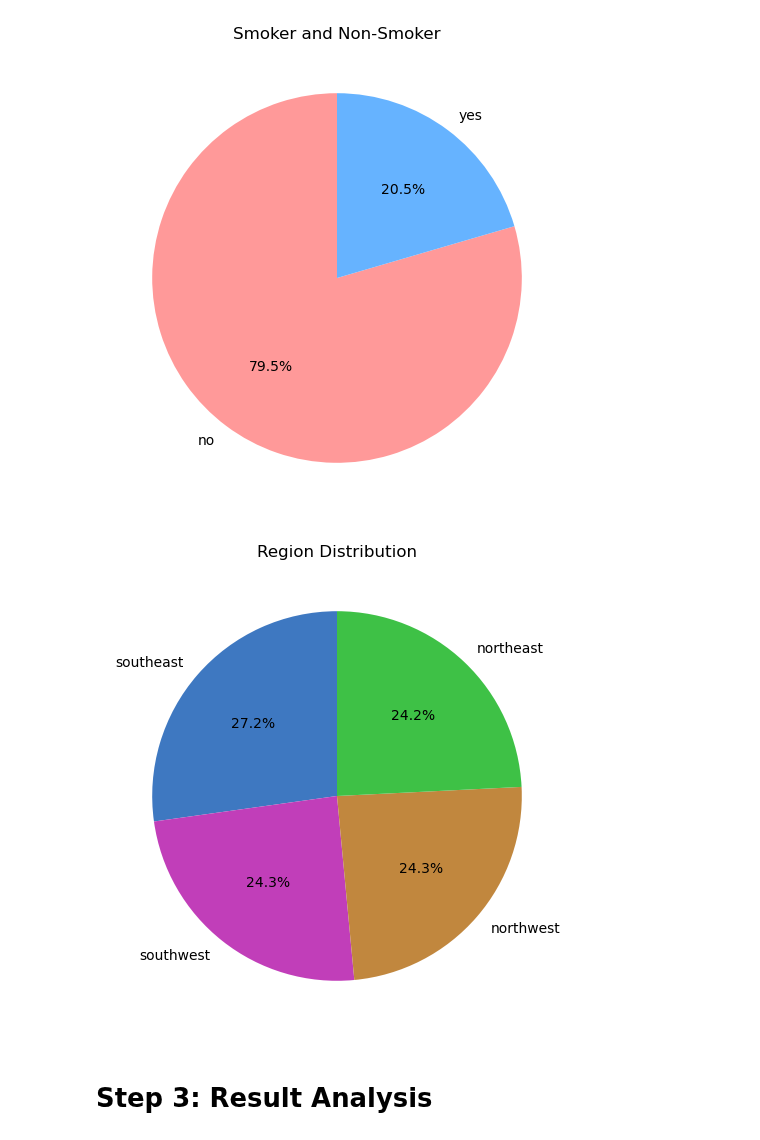
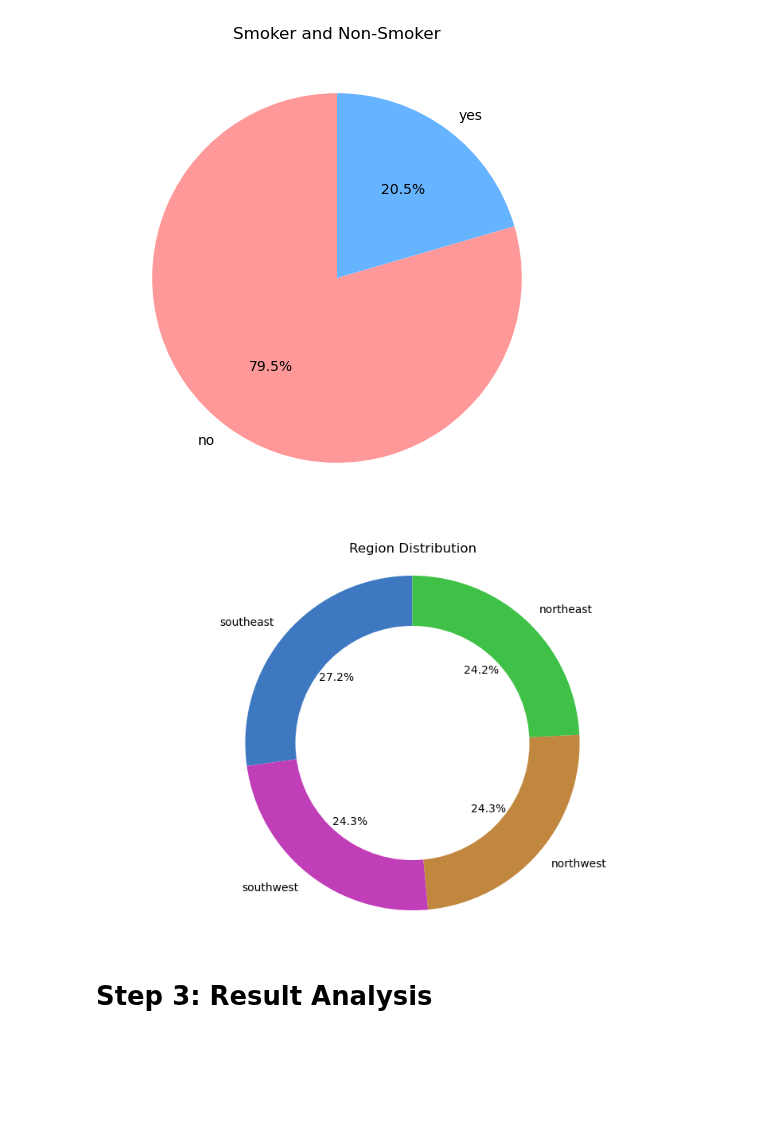
Before and after one commit to anwarrahim/Portfolio_Projects, a Jupyter notebook: 1) Medical_Insurance_cost_istimation/medical_insurance_cost.ipynb, the cells around one changed output. Cells and saved outputs as stored; diff of their text form; code cells hidden in the pictures; blank space fills up the shorter version.

```diff
--- a/1) Medical_Insurance_cost_istimation/medical_insurance_cost.ipynb
+++ b/1) Medical_Insurance_cost_istimation/medical_insurance_cost.ipynb
@@ -148,13 +148,24 @@ plt.title('Smoker and Non-Smoker')
 plt.show()
 # %% [output]
 [figure]
-# %%
-plt.figure(figsize=(10, 6))
-plt.pie(zipped_df['region'].value_counts(), labels=zipped_df['region'].value_counts().index, autopct='%1.1f%%', startangle=90, colors=['#3E78C1','#C13EB9', '#C1873E', '#3EC146'])
-plt.title('Region Distribution')
-plt.show()
-# %% [output]
-[figure, removed]
+# %%
+region_counts = zipped_df['region'].value_counts()
+
+# Create a pie chart
+plt.figure(figsize=(10, 6))
+plt.pie(region_counts, labels=region_counts.index, autopct='%1.1f%%', startangle=90, colors=['#3E78C1','#C13EB9', '#C1873E', '#3EC146'])
+
+# Add a white circle at the center to make it look like a donut
+centre_circle = plt.Circle((0, 0), 0.70, fc='white')
+fig = plt.gcf()
+fig.gca().add_artist(centre_circle)
+
+# Equal aspect ratio ensures that pie is drawn as a circle.
+plt.title('Region Distribution')
+plt.axis('equal')
+plt.show()
+# %% [output]
+[figure, added]
 # %% [markdown]
 # Step 3: Result Analysis
 # %% [markdown]
```
Also changed, not shown: parts of 11 cells of this notebook.
